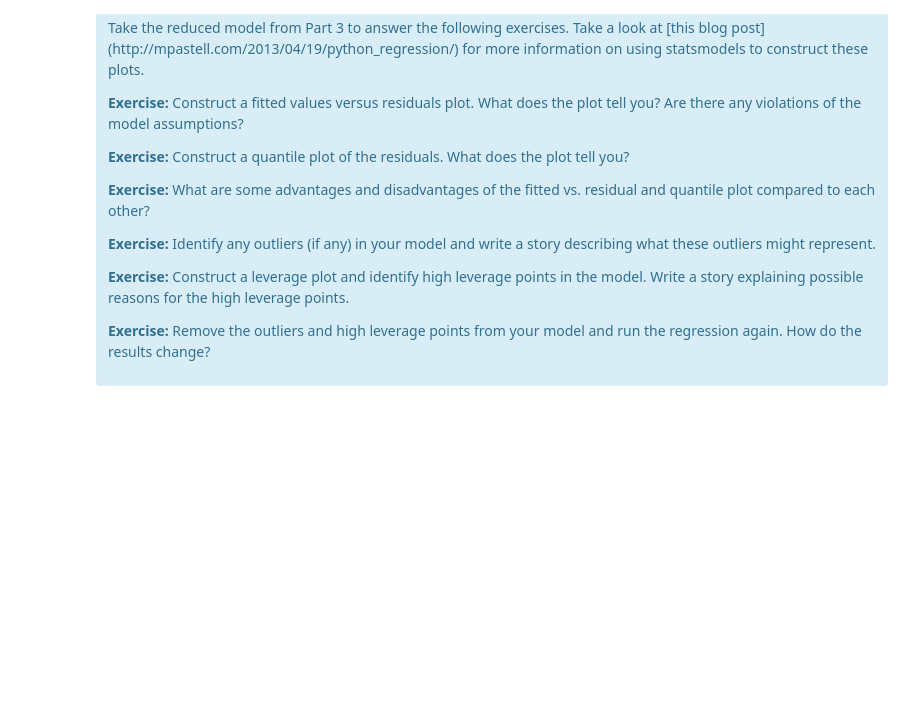
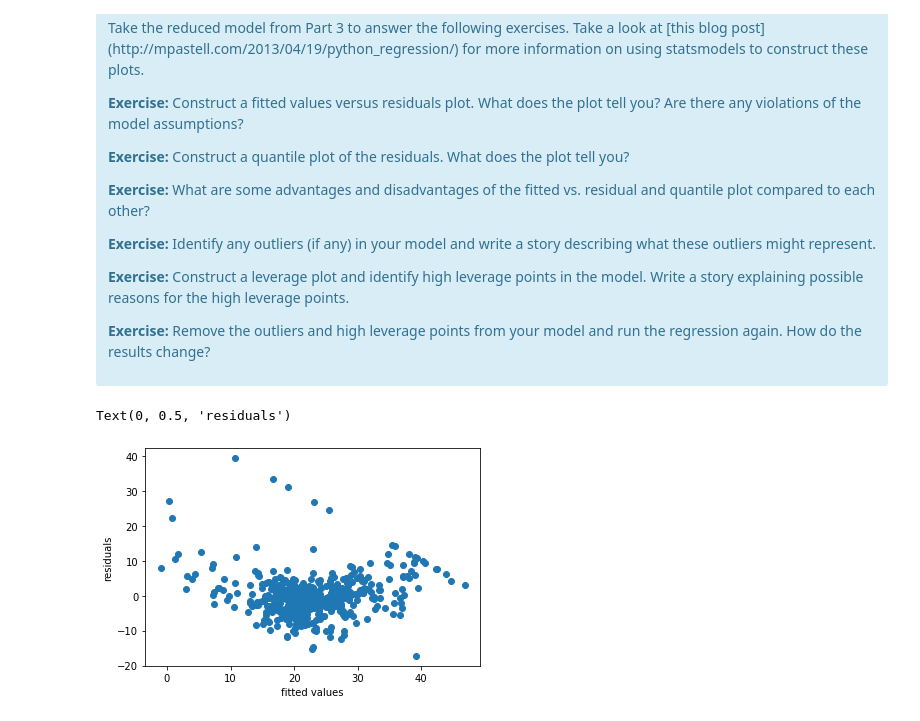
Before and after one commit to BrandonGHoran/springboard, a Jupyter notebook: projects/8_1_3_linear-regression-mini-project/Mini_Project_Linear_Regression.ipynb, the cells around one changed output. Drawn from its saved outputs; the diff is of its cells as text; code cells hidden in the pictures; blank space fills up the shorter version.

```diff
--- a/projects/8_1_3_linear-regression-mini-project/Mini_Project_Linear_Regression.ipynb
+++ b/projects/8_1_3_linear-regression-mini-project/Mini_Project_Linear_Regression.ipynb
@@ -834,6 +843,5 @@ Warnings:
 </div>
 # %%
 # your turn
-m = ols('PRICE ~ PTRATIO + CRIM + RM',bos).fit()
-print(m.summary())
-#lm.fit(X[['CRIM','RM','PTRATIO']], bos.PRICE)
+m1 = ols('PRICE ~ PTRATIO + CRIM + RM',bos).fit()
+print(m1.summary())
@@ -918,0 +1009,10 @@ There are some other issues that are important investigate with linear regressio
+# %%
+# Your turn.
+import matplotlib.pyplot as plt
+plt.scatter(m1.fittedvalues,m1.resid)
+plt.xlabel("fitted values")
+plt.ylabel("residuals")
+#this plot shows how the residuals are distributed kind of. It would probably be better to make a histogram of the residuals
+# %% [output]
+Text(0, 0.5, 'residuals')
+[figure, added]
```
Also changed, not shown: parts of 47 cells of this notebook.
